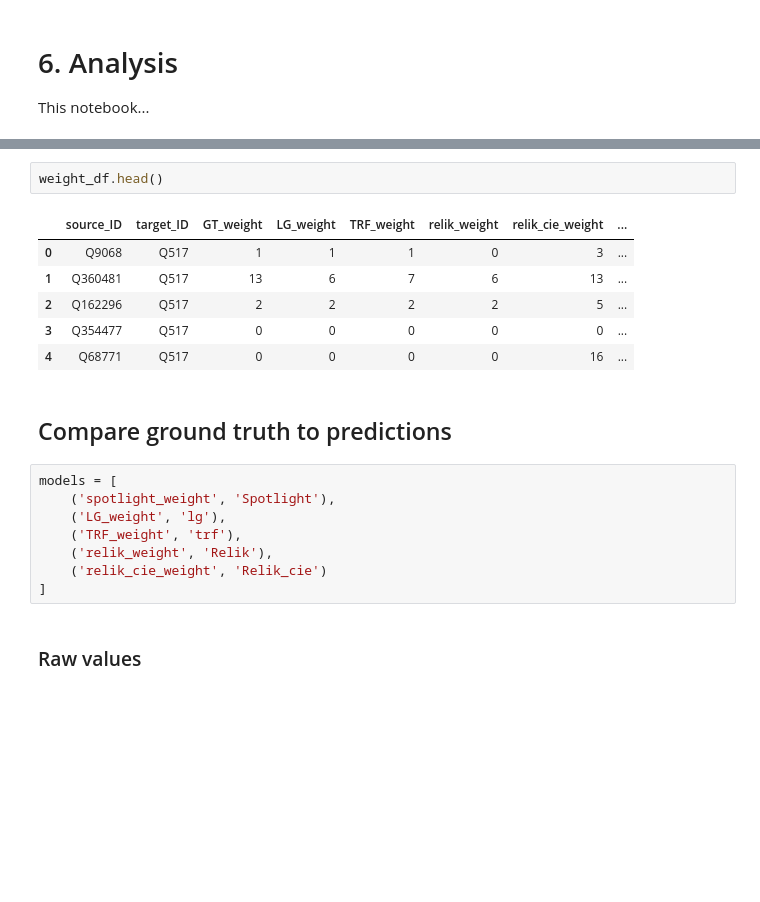
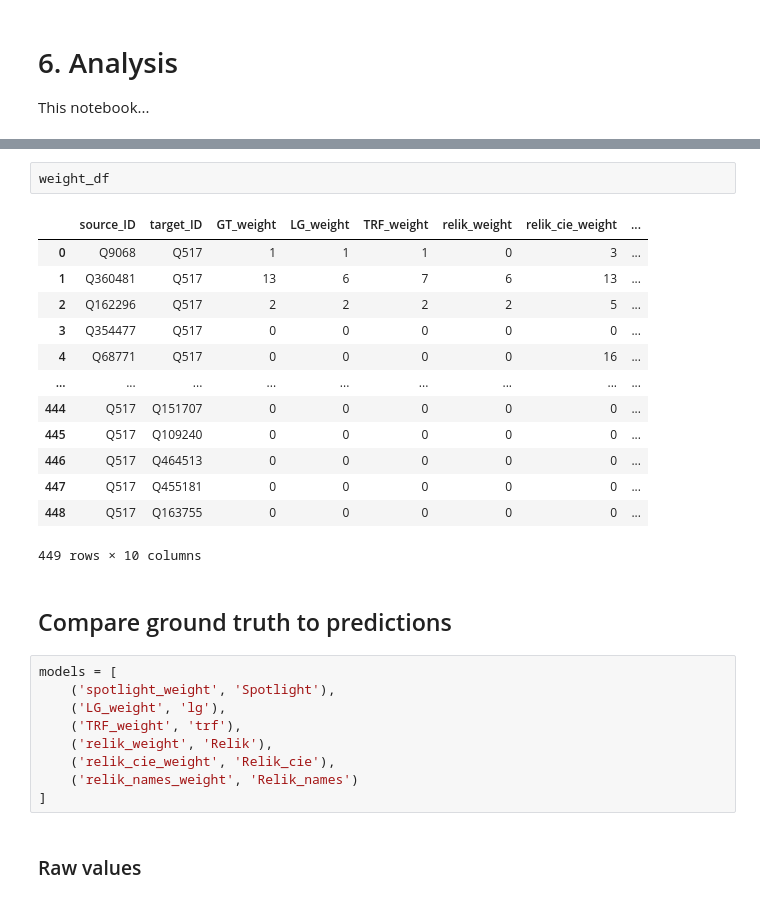
Before and after one commit to Karima-m/BSc_Project_Fall2026, a Jupyter notebook: notebooks/06_analysis.ipynb, the cells around one changed output, grey strips where cells are left out. Drawn from its saved outputs; the diff is of its cells as text; blank space fills up the shorter version.

```diff
--- a/notebooks/06_analysis.ipynb
+++ b/notebooks/06_analysis.ipynb
@@ -14,12 +14,19 @@ weight_df.shape # 403 + 46 = 449 edges
 # %%
-weight_df.head()
+weight_df
 # %% [output]
 |  | source_ID | target_ID | GT_weight | LG_weight | TRF_weight | relik_weight | relik_cie_weight | ... |
 | 0 | Q9068 | Q517 | 1 | 1 | 1 | 0 | 3 | ... |
 | 1 | Q360481 | Q517 | 13 | 6 | 7 | 6 | 13 | ... |
 | 2 | Q162296 | Q517 | 2 | 2 | 2 | 2 | 5 | ... |
 | 3 | Q354477 | Q517 | 0 | 0 | 0 | 0 | 0 | ... |
 | 4 | Q68771 | Q517 | 0 | 0 | 0 | 0 | 16 | ... |
+| ... | ... | ... | ... | ... | ... | ... | ... | ... |
+| 444 | Q517 | Q151707 | 0 | 0 | 0 | 0 | 0 | ... |
+| 445 | Q517 | Q109240 | 0 | 0 | 0 | 0 | 0 | ... |
+| 446 | Q517 | Q464513 | 0 | 0 | 0 | 0 | 0 | ... |
+| 447 | Q517 | Q455181 | 0 | 0 | 0 | 0 | 0 | ... |
+| 448 | Q517 | Q163755 | 0 | 0 | 0 | 0 | 0 | ... |
+449 rows × 10 columns
 # %% [markdown]
 ## Compare ground truth to predictions
 # %%
@@ -28,7 +35,8 @@ models = [
     ('LG_weight', 'lg'),
     ('TRF_weight', 'trf'),
     ('relik_weight', 'Relik'),
-    ('relik_cie_weight', 'Relik_cie')
+    ('relik_cie_weight', 'Relik_cie'),
+    ('relik_names_weight', 'Relik_names')
 ]
 # %% [markdown]
 ### Raw values
```
Also changed, not shown: parts of 9 cells of this notebook, 5 other files.
